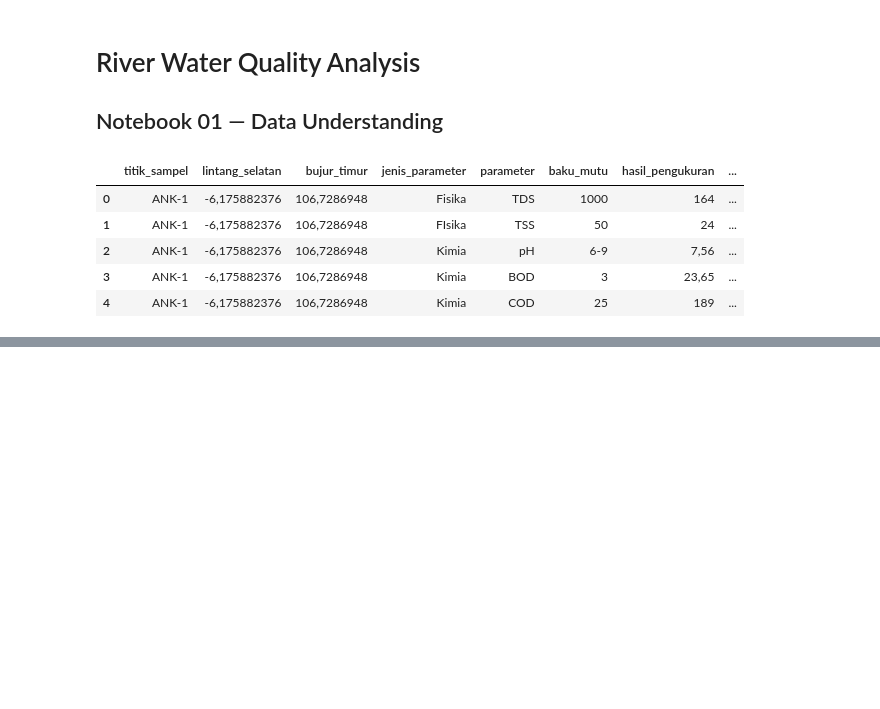
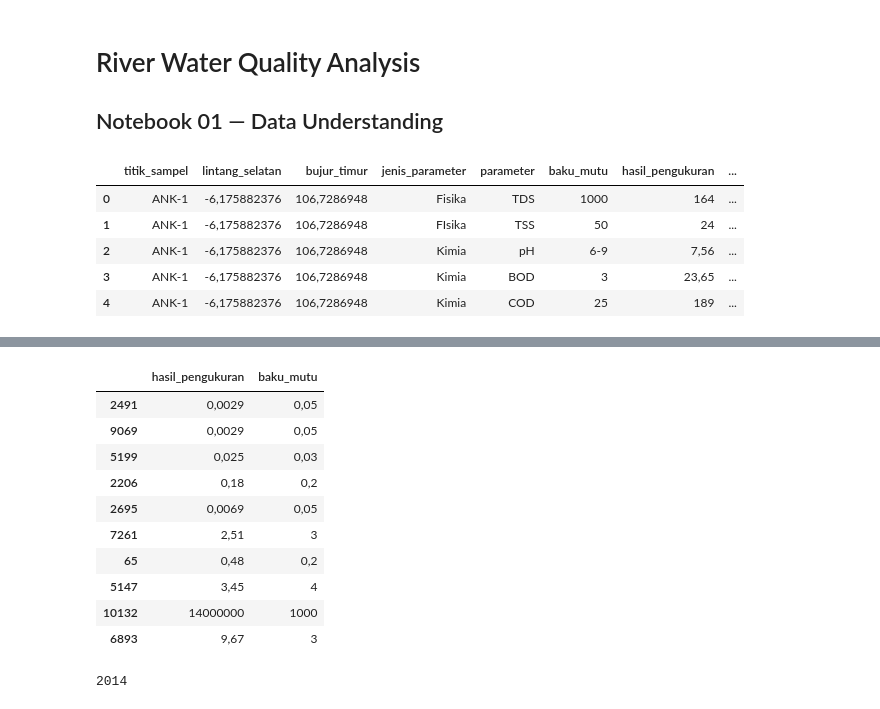
Before and after one commit to ARizalma/river-water-quality-analysis, a Jupyter notebook: notebooks/01_data_understanding.ipynb, the cells around one changed output, grey strips where cells are left out. Saved outputs shown, nothing was run; the diff lists cells and outputs as text; code cells hidden in the pictures; blank space fills up the shorter version.

```diff
--- a/notebooks/01_data_understanding.ipynb
+++ b/notebooks/01_data_understanding.ipynb
@@ -30,0 +70,18 @@ df.head()
+# %%
+df[['hasil_pengukuran', 'baku_mutu']].sample(10)
+# %% [output]
+|  | hasil_pengukuran | baku_mutu |
+| 2491 | 0,0029 | 0,05 |
+| 9069 | 0,0029 | 0,05 |
+| 5199 | 0,025 | 0,03 |
+| 2206 | 0,18 | 0,2 |
+| 2695 | 0,0069 | 0,05 |
+| 7261 | 2,51 | 3 |
+| 65 | 0,48 | 0,2 |
+| 5147 | 3,45 | 4 |
+| 10132 | 14000000 | 1000 |
+| 6893 | 9,67 | 3 |
+# %%
+df['hasil_pengukuran'].nunique()
+# %% [output]
+2014
```
Also changed, not shown: parts of 28 cells of this notebook.
